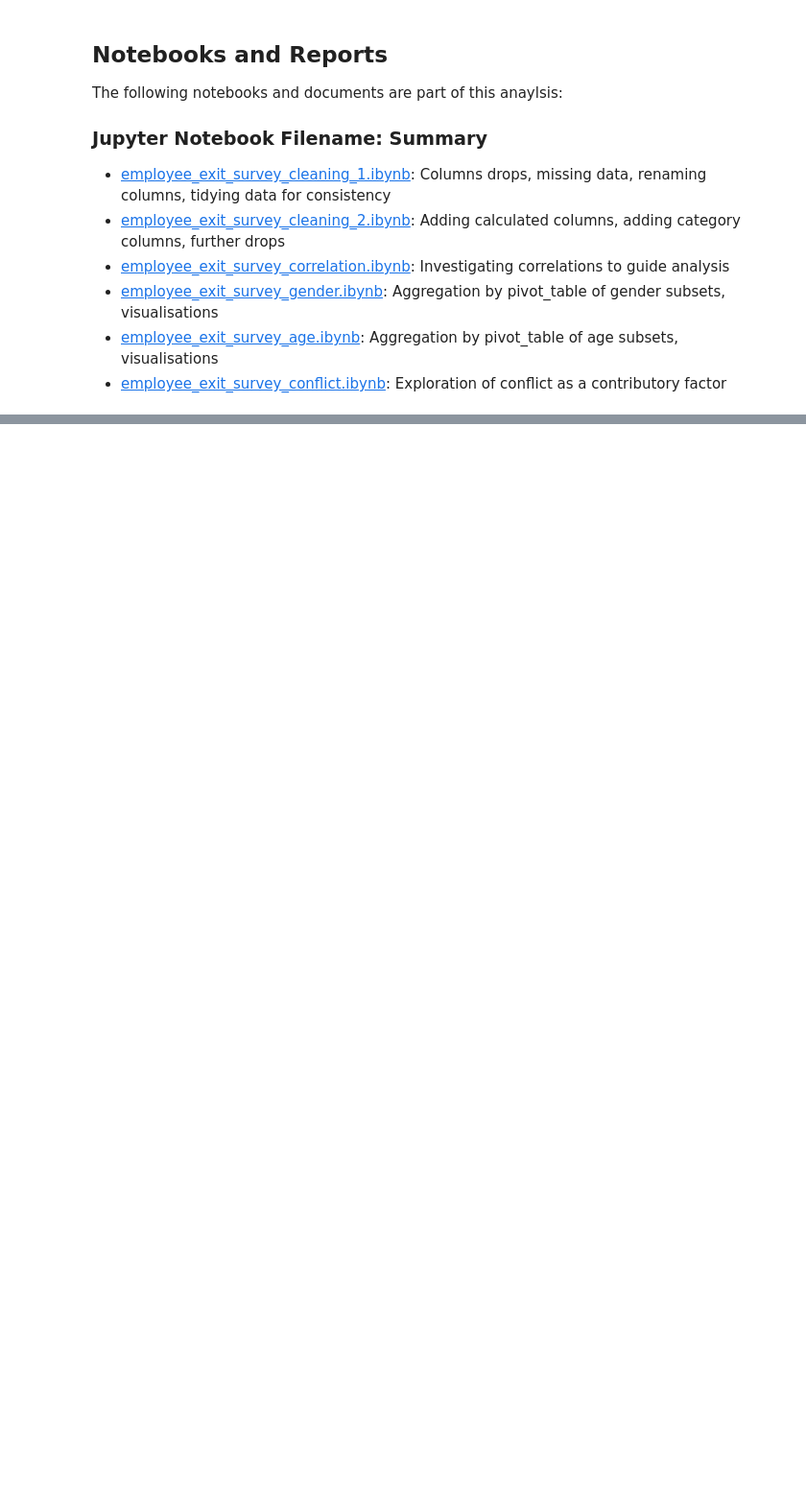
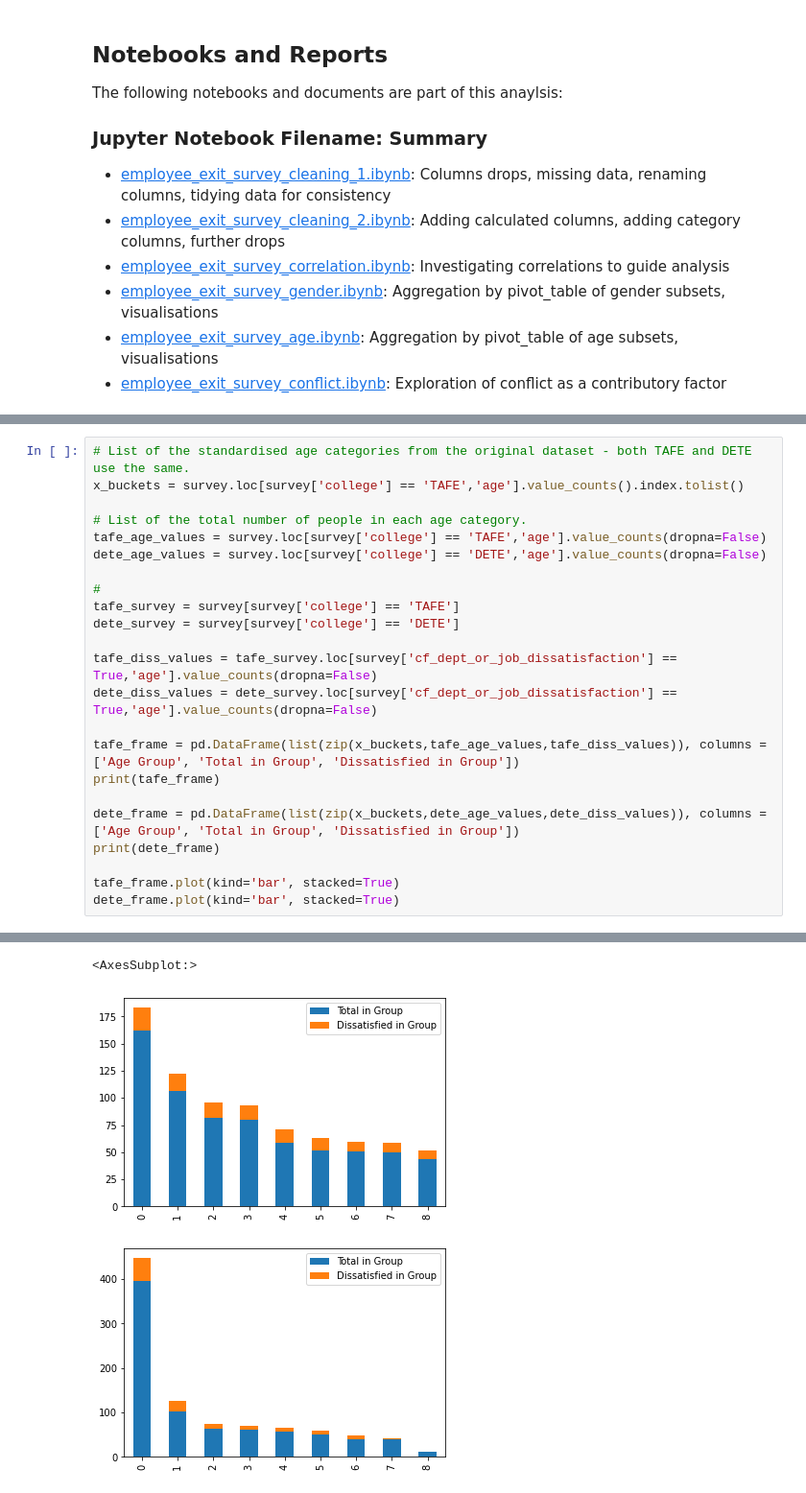
Before and after one commit to jholidayscott/employee_exit_survey, a Jupyter notebook: employee_exit_survey_age.ipynb, the cells around one changed output, grey strips where cells are left out. Shown at 96% size. Cells and saved outputs as stored; diff of their text form; blank space fills up the shorter version.

```diff
--- a/employee_exit_survey_age.ipynb
+++ b/employee_exit_survey_age.ipynb
@@ -25,0 +68,24 @@ The following notebooks and documents are part of this anaylsis:
+# %%
+# List of the standardised age categories from the original dataset - both TAFE and DETE use the same.
+x_buckets = survey.loc[survey['college'] == 'TAFE','age'].value_counts().index.tolist()
+
+# List of the total number of people in each age category.
+tafe_age_values = survey.loc[survey['college'] == 'TAFE','age'].value_counts(dropna=False)
+dete_age_values = survey.loc[survey['college'] == 'DETE','age'].value_counts(dropna=False)
+
+#
+tafe_survey = survey[survey['college'] == 'TAFE']
+dete_survey = survey[survey['college'] == 'DETE']
+
+tafe_diss_values = tafe_survey.loc[survey['cf_dept_or_job_dissatisfaction'] == True,'age'].value_counts(dropna=False)
+dete_diss_values = dete_survey.loc[survey['cf_dept_or_job_dissatisfaction'] == True,'age'].value_counts(dropna=False)
+
+tafe_frame = pd.DataFrame(list(zip(x_buckets,tafe_age_values,tafe_diss_values)), columns =['Age Group', 'Total in Group', 'Dissatisfied in Group'])
+print(tafe_frame)
+
+dete_frame = pd.DataFrame(list(zip(x_buckets,dete_age_values,dete_diss_values)), columns =['Age Group', 'Total in Group', 'Dissatisfied in Group'])
+print(dete_frame)
+
+tafe_frame.plot(kind='bar', stacked=True)
+dete_frame.plot(kind='bar', stacked=True)
+# %% [output]
@@ -25,0 +112,3 @@ The following notebooks and documents are part of this anaylsis:
+<AxesSubplot:>
+[figure, added]
+[figure, added]
```
Also changed, not shown: parts of 14 cells of this notebook.
